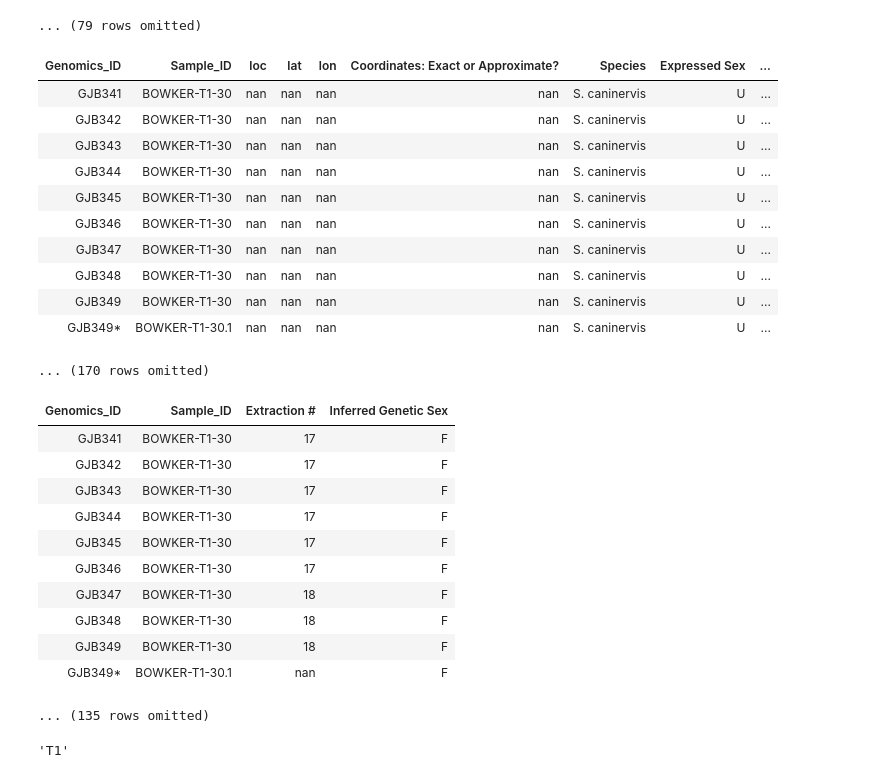
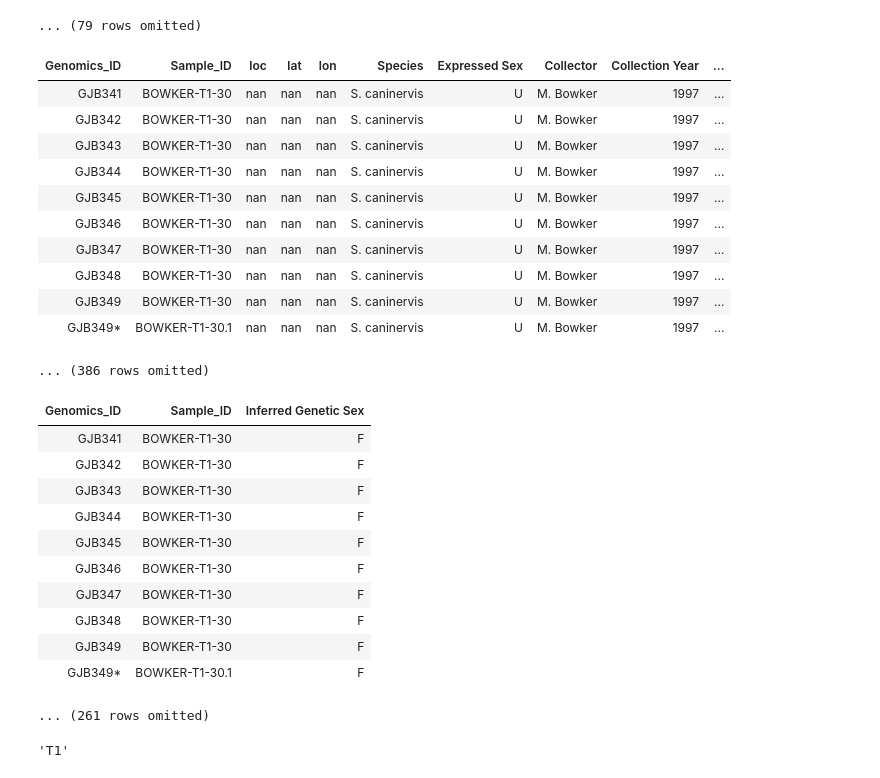
Before and after one commit to jzjomsky/URAP_Sex_Ratio, a Jupyter notebook: Bowker_Recreation.ipynb, the cells around one changed output. Drawn from its saved outputs; the diff is of its cells as text; code cells hidden in the pictures.

```diff
--- a/Bowker_Recreation.ipynb
+++ b/Bowker_Recreation.ipynb
@@ -365,37 +389,37 @@ height_data
 | T1 45 | 1.38 |
 ... (79 rows omitted)
 # %%
-our_data_unclean = Table.read_table("sexratiodatadraft.csv");
+our_data_unclean = Table.read_table("sex_ratio_data_final.csv")
 our_data_unclean
 # %% [output]
-| Genomics_ID | Sample_ID | loc | lat | lon | Coordinates: Exact or Approximate? | Species | Expressed Sex | ... |
-| GJB341 | BOWKER-T1-30 | nan | nan | nan | nan | S. caninervis | U | ... |
-| GJB342 | BOWKER-T1-30 | nan | nan | nan | nan | S. caninervis | U | ... |
-| GJB343 | BOWKER-T1-30 | nan | nan | nan | nan | S. caninervis | U | ... |
-| GJB344 | BOWKER-T1-30 | nan | nan | nan | nan | S. caninervis | U | ... |
-| GJB345 | BOWKER-T1-30 | nan | nan | nan | nan | S. caninervis | U | ... |
-| GJB346 | BOWKER-T1-30 | nan | nan | nan | nan | S. caninervis | U | ... |
-| GJB347 | BOWKER-T1-30 | nan | nan | nan | nan | S. caninervis | U | ... |
-| GJB348 | BOWKER-T1-30 | nan | nan | nan | nan | S. caninervis | U | ... |
-| GJB349 | BOWKER-T1-30 | nan | nan | nan | nan | S. caninervis | U | ... |
-| GJB349* | BOWKER-T1-30.1 | nan | nan | nan | nan | S. caninervis | U | ... |
+| Genomics_ID | Sample_ID | loc | lat | lon | Species | Expressed Sex | Collector | Collection Year | ... |
+| GJB341 | BOWKER-T1-30 | nan | nan | nan | S. caninervis | U | M. Bowker | 1997 | ... |
+| GJB342 | BOWKER-T1-30 | nan | nan | nan | S. caninervis | U | M. Bowker | 1997 | ... |
+| GJB343 | BOWKER-T1-30 | nan | nan | nan | S. caninervis | U | M. Bowker | 1997 | ... |
+| GJB344 | BOWKER-T1-30 | nan | nan | nan | S. caninervis | U | M. Bowker | 1997 | ... |
+| GJB345 | BOWKER-T1-30 | nan | nan | nan | S. caninervis | U | M. Bowker | 1997 | ... |
+| GJB346 | BOWKER-T1-30 | nan | nan | nan | S. caninervis | U | M. Bowker | 1997 | ... |
+| GJB347 | BOWKER-T1-30 | nan | nan | nan | S. caninervis | U | M. Bowker | 1997 | ... |
+| GJB348 | BOWKER-T1-30 | nan | nan | nan | S. caninervis | U | M. Bowker | 1997 | ... |
+| GJB349 | BOWKER-T1-30 | nan | nan | nan | S. caninervis | U | M. Bowker | 1997 | ... |
+| GJB349* | BOWKER-T1-30.1 | nan | nan | nan | S. caninervis | U | M. Bowker | 1997 | ... |
-... (170 rows omitted)
+... (386 rows omitted)
 # %%
-our_data = our_data_unclean.select(0,1,13,16).where('Inferred Genetic Sex', are.not_equal_to('nan'))
+our_data = our_data_unclean.select("Genomics_ID","Sample_ID","Inferred Genetic Sex").where('Inferred Genetic Sex', are.not_equal_to('nan'))
 our_data
 # %% [output]
-| Genomics_ID | Sample_ID | Extraction # | Inferred Genetic Sex |
-| GJB341 | BOWKER-T1-30 | 17 | F |
-| GJB342 | BOWKER-T1-30 | 17 | F |
-| GJB343 | BOWKER-T1-30 | 17 | F |
-| GJB344 | BOWKER-T1-30 | 17 | F |
-| GJB345 | BOWKER-T1-30 | 17 | F |
-| GJB346 | BOWKER-T1-30 | 17 | F |
-| GJB347 | BOWKER-T1-30 | 18 | F |
-| GJB348 | BOWKER-T1-30 | 18 | F |
-| GJB349 | BOWKER-T1-30 | 18 | F |
-| GJB349* | BOWKER-T1-30.1 | nan | F |
+| Genomics_ID | Sample_ID | Inferred Genetic Sex |
+| GJB341 | BOWKER-T1-30 | F |
+| GJB342 | BOWKER-T1-30 | F |
+| GJB343 | BOWKER-T1-30 | F |
+| GJB344 | BOWKER-T1-30 | F |
+| GJB345 | BOWKER-T1-30 | F |
+| GJB346 | BOWKER-T1-30 | F |
+| GJB347 | BOWKER-T1-30 | F |
+| GJB348 | BOWKER-T1-30 | F |
+| GJB349 | BOWKER-T1-30 | F |
+| GJB349* | BOWKER-T1-30.1 | F |
-... (135 rows omitted)
+... (261 rows omitted)
 # %%
 def transect(str):
     for i in range(len(str)):
```
Also changed, not shown: parts of 50 cells of this notebook, 17 other files.
